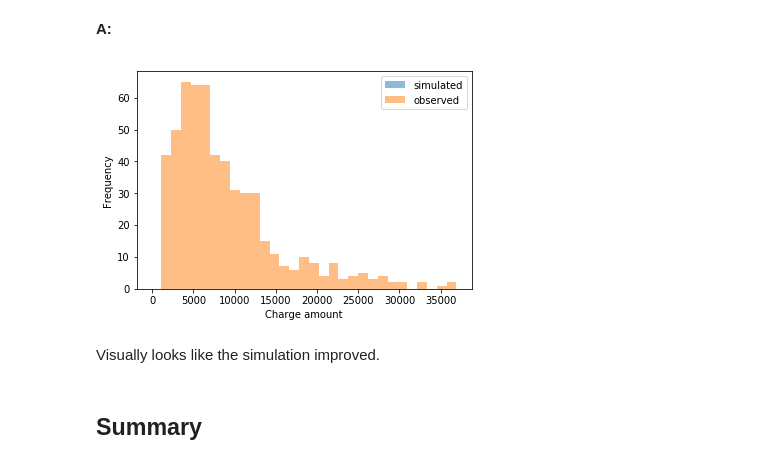
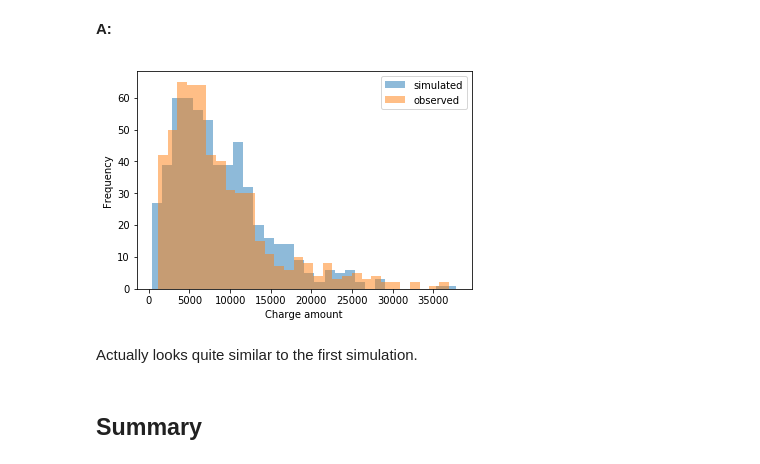
Before and after one commit to ghopping/Data_Science_Career_Track, a Jupyter notebook: Bayesian_stats_Q6.28/inferential_statistics_3-Q.ipynb, the cells around one changed output. Saved outputs shown, nothing was run; the diff lists cells and outputs as text; code cells hidden in the pictures.

```diff
--- a/Bayesian_stats_Q6.28/inferential_statistics_3-Q.ipynb
+++ b/Bayesian_stats_Q6.28/inferential_statistics_3-Q.ipynb
@@ -145,8 +145,8 @@ alpha mean is 2.2281645521144235
 95% confidence level of alpha_ is 1.9918406303563831 and 2.476295402835238
 # %%
 #95% confidence for beta
-beta_mean = np.mean(trace.rate_)
+beta_mean = 1/np.mean(trace.rate_)
 print(f'beta mean is {beta_mean}')
-beta_lower, beta_upper = np.percentile(trace.rate_, [2.5, 97.5])
+beta_lower, beta_upper = 1/np.percentile(trace.rate_, [2.5, 97.5])
 print(f'95% confidence level of beta_ is {beta_lower} and {beta_upper}')
 # %% [output]
@@ -194,17 +194,17 @@ __A:__
 # %%
 #using scipy stats
 seed(47)
-no_ins_model_pymc3val = gamma(alpha_mean, scale=beta_mean).rvs(n_no_ins)
+no_ins_pymc3val = gamma(alpha_mean, scale=beta_mean).rvs(n_no_ins)
 # %%
-_ = plt.hist(no_ins_model_pymc3val, bins=30, alpha=0.5, label='simulated')
+_ = plt.hist(no_ins_pymc3val, bins=30, alpha=0.5, label='simulated')
 _ = plt.hist(no_insurance, bins=30, alpha=0.5, label='observed')
 _ = plt.xlabel('Charge amount')
 _ = plt.ylabel('Frequency')
 _ = plt.legend()
 # %% [output]
-[figure, old version]
+[figure, new version]
-# %% [markdown]
-Visually looks like the simulation improved.
+# %% [markdown]
+Actually looks quite similar to the first simulation.
 # %% [markdown]
 ## Summary
 # %% [markdown]
```
Also changed, not shown: parts of 4 cells of this notebook.
